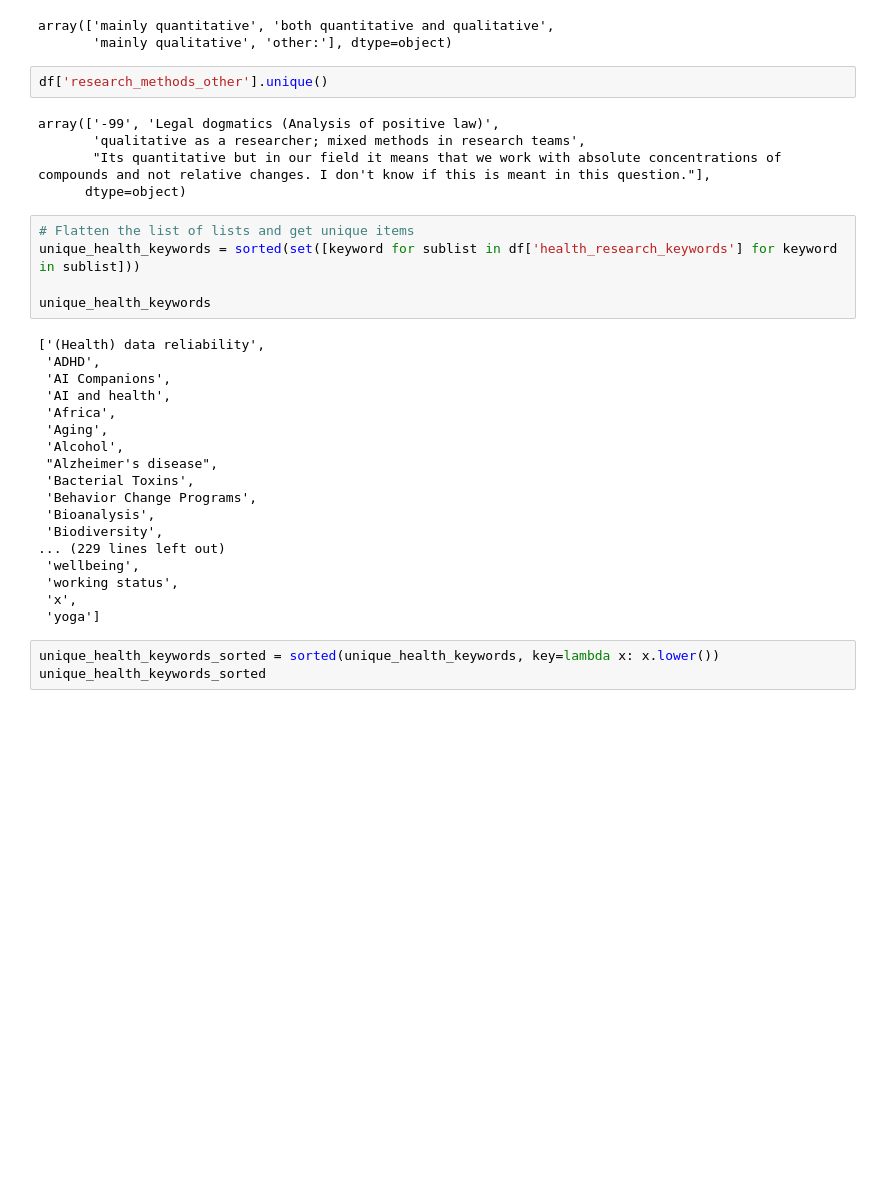
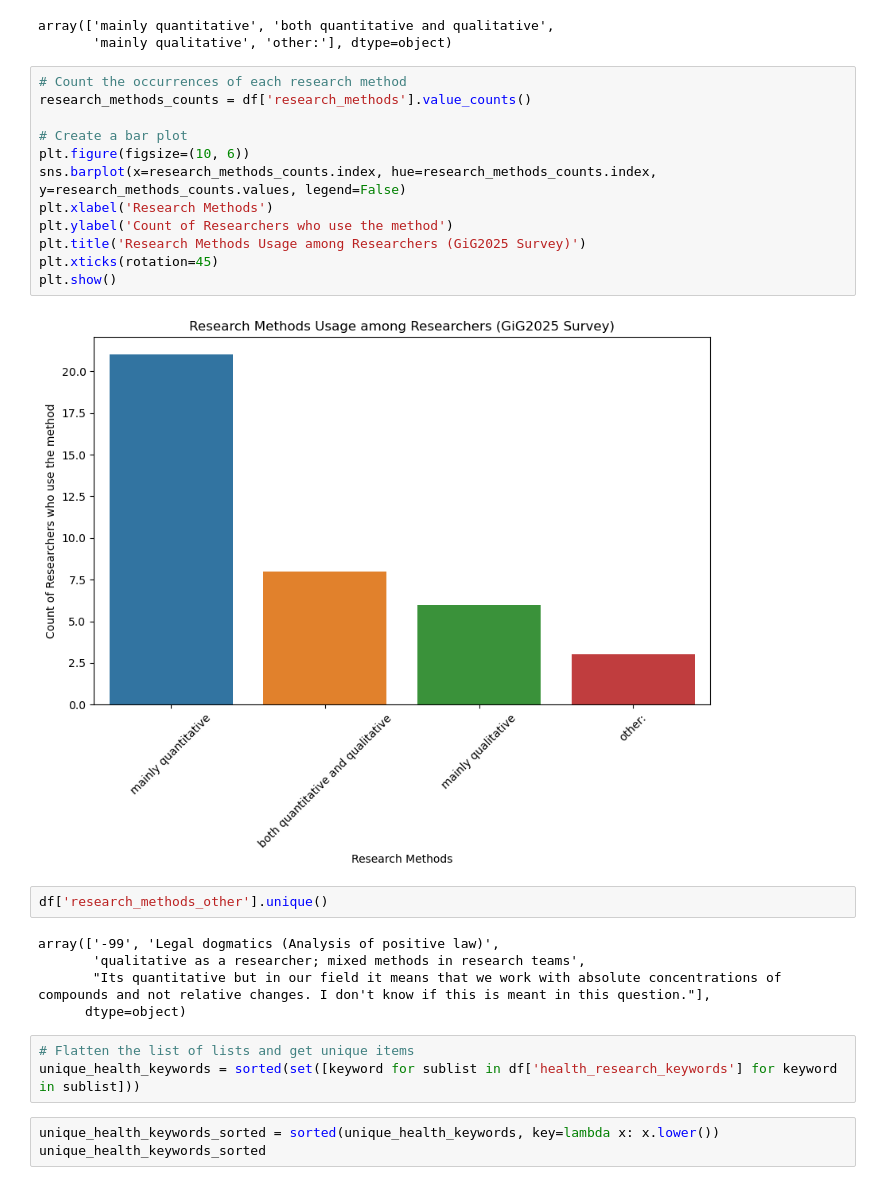
Before and after one commit to lakhi/health_in_society_research_network, a Jupyter notebook: notebooks/exploratory.ipynb, the cells around one changed output. Cells and saved outputs as stored; diff of their text form; blank space fills up the shorter version.

```diff
--- a/notebooks/exploratory.ipynb
+++ b/notebooks/exploratory.ipynb
@@ -129,6 +164,20 @@ df['research_methods'].unique()
 # %% [output]
 array(['mainly quantitative', 'both quantitative and qualitative',
        'mainly qualitative', 'other:'], dtype=object)
+# %%
+# Count the occurrences of each research method
+research_methods_counts = df['research_methods'].value_counts()
+
+# Create a bar plot
+plt.figure(figsize=(10, 6))
+sns.barplot(x=research_methods_counts.index, hue=research_methods_counts.index, y=research_methods_counts.values, legend=False)
+plt.xlabel('Research Methods')
+plt.ylabel('Count of Researchers who use the method')
+plt.title('Research Methods Usage among Researchers (GiG2025 Survey)')
+plt.xticks(rotation=45)
+plt.show()
+# %% [output]
+[figure, added]
 # %%
 df['research_methods_other'].unique()
 # %% [output]
@@ -139,26 +188,6 @@ array(['-99', 'Legal dogmatics (Analysis of positive law)',
 # %%
 # Flatten the list of lists and get unique items
 unique_health_keywords = sorted(set([keyword for sublist in df['health_research_keywords'] for keyword in sublist]))
-
-unique_health_keywords
-# %% [output]
-['(Health) data reliability',
- 'ADHD',
- 'AI Companions',
- 'AI and health',
- 'Africa',
- 'Aging',
- 'Alcohol',
- "Alzheimer's disease",
- 'Bacterial Toxins',
- 'Behavior Change Programs',
- 'Bioanalysis',
- 'Biodiversity',
-... (229 lines left out)
- 'wellbeing',
- 'working status',
- 'x',
- 'yoga']
 # %%
 unique_health_keywords_sorted = sorted(unique_health_keywords, key=lambda x: x.lower())
 unique_health_keywords_sorted
```
Also changed, not shown: parts of 13 cells of this notebook, 3 other files.
